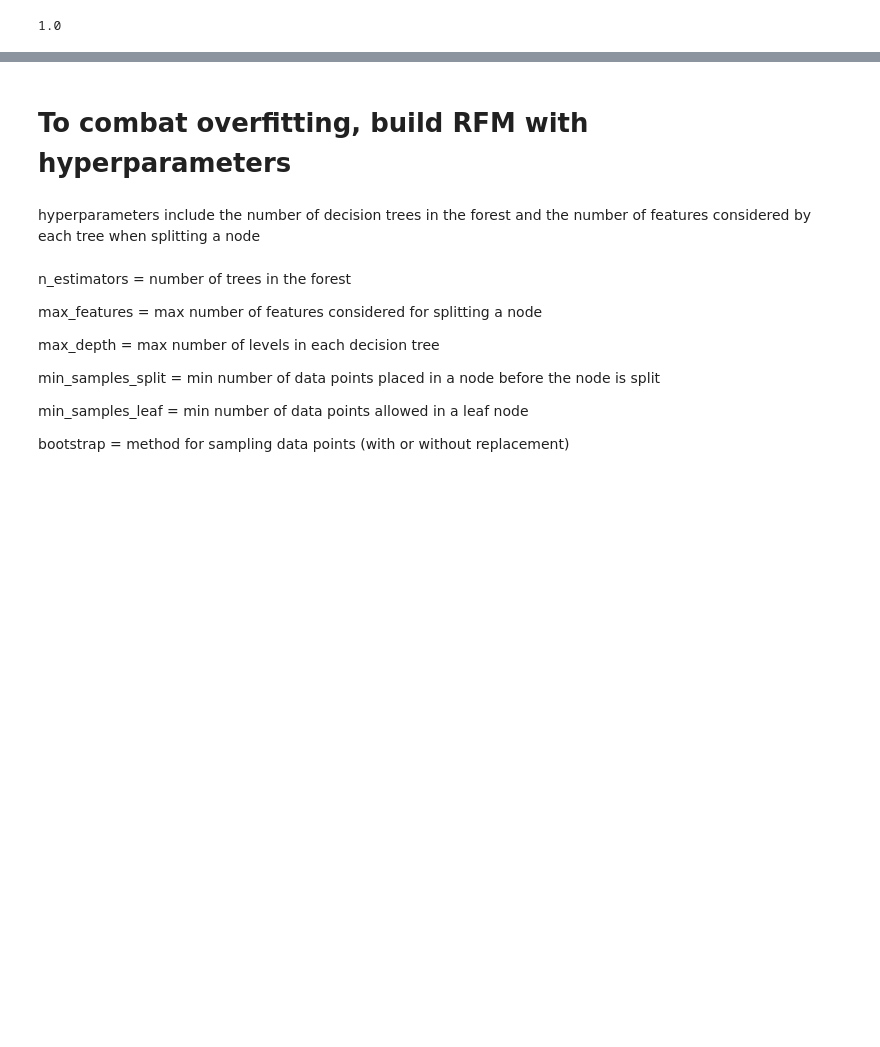
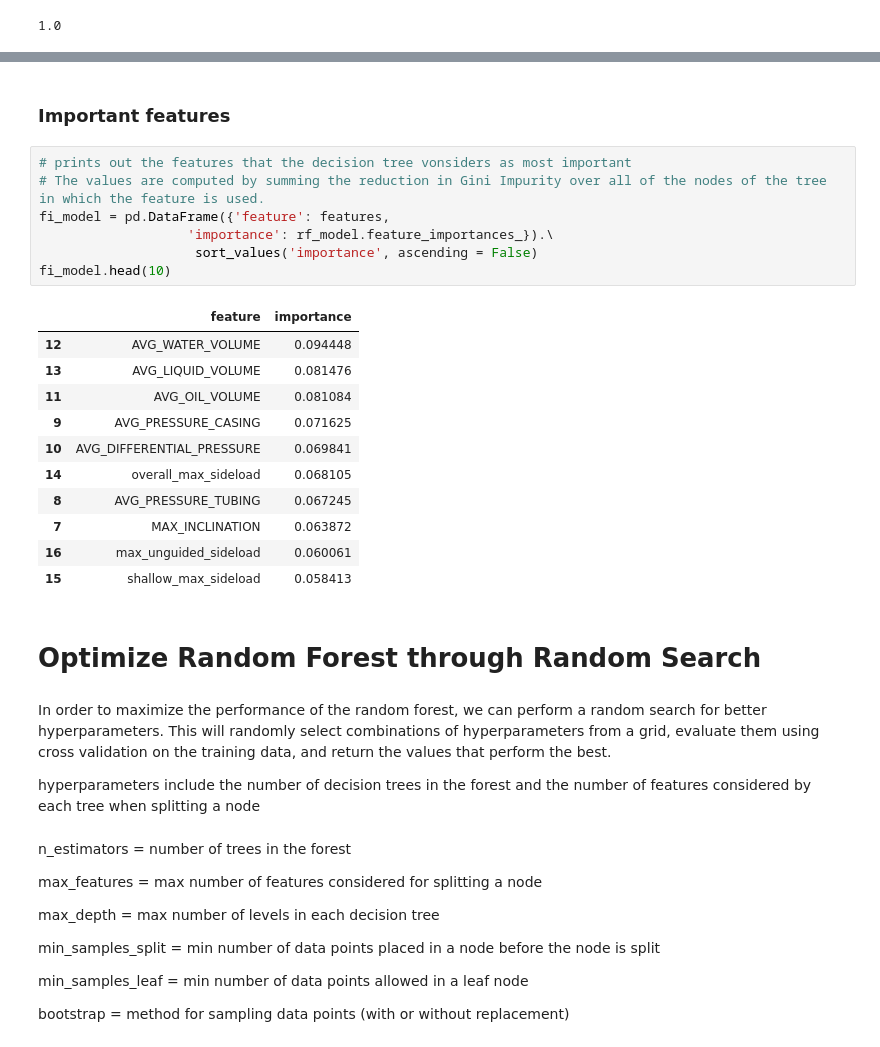
Before and after one commit to alimodak/Ali-Modak_Rod-Pump, a Jupyter notebook: Jupyter/Random Forest MVP1.ipynb, the cells around one changed output, grey strips where cells are left out. Drawn from its saved outputs; the diff is of its cells as text; blank space fills up the shorter version.

```diff
--- a/Jupyter/Random Forest MVP1.ipynb
+++ b/Jupyter/Random Forest MVP1.ipynb
@@ -64,6 +73,29 @@ rf_model.score(X_test,y_test)
-# %% [markdown]
-# To combat overfitting, build RFM with hyperparameters
+# %% [markdown]
+### Important features
+# %%
+# prints out the features that the decision tree vonsiders as most important
+# The values are computed by summing the reduction in Gini Impurity over all of the nodes of the tree in which the feature is used.
+fi_model = pd.DataFrame({'feature': features,
+                   'importance': rf_model.feature_importances_}).\
+                    sort_values('importance', ascending = False)
+fi_model.head(10)
+# %% [output]
+|  | feature | importance |
+| 12 | AVG_WATER_VOLUME | 0.094448 |
+| 13 | AVG_LIQUID_VOLUME | 0.081476 |
+| 11 | AVG_OIL_VOLUME | 0.081084 |
+| 9 | AVG_PRESSURE_CASING | 0.071625 |
+| 10 | AVG_DIFFERENTIAL_PRESSURE | 0.069841 |
+| 14 | overall_max_sideload | 0.068105 |
+| 8 | AVG_PRESSURE_TUBING | 0.067245 |
+| 7 | MAX_INCLINATION | 0.063872 |
+| 16 | max_unguided_sideload | 0.060061 |
+| 15 | shallow_max_sideload | 0.058413 |
+# %% [markdown]
+# Optimize Random Forest through Random Search
 # %% [markdown]
+In order to maximize the performance of the random forest, we can perform a random search for better hyperparameters. This will randomly select combinations of hyperparameters from a grid, evaluate them using cross validation on the training data, and return the values that perform the best.
+
 hyperparameters include the number of decision trees in the forest and the number of features considered by each tree when splitting a node
 # %% [markdown]
 n_estimators = number of trees in the forest
```
Also changed, not shown: parts of 22 cells of this notebook.
